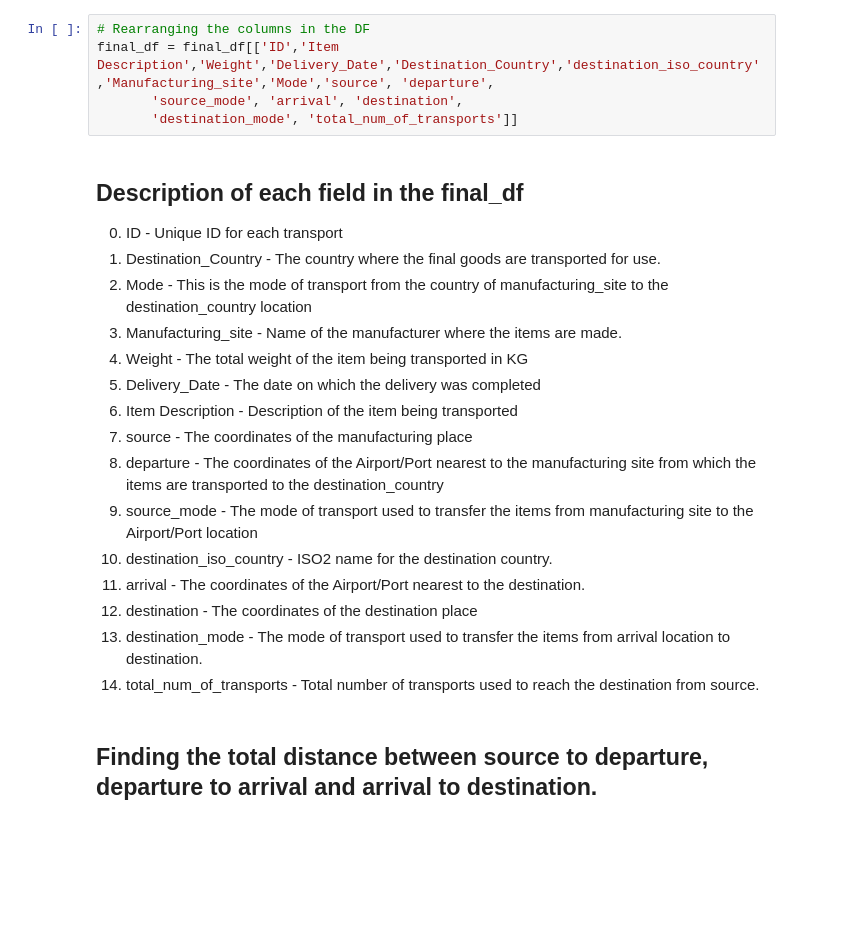
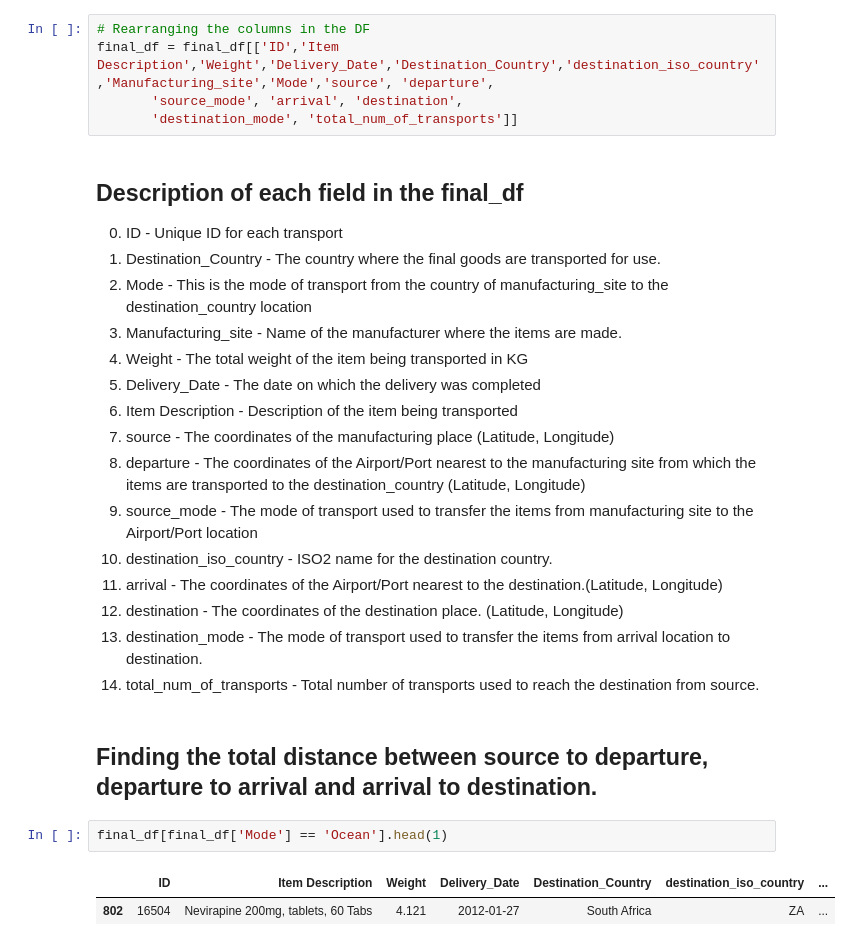
Before and after one commit to nakulBageja/Pharma-Scope-3, a Jupyter notebook: Scope_3.ipynb, the cells around one changed output. Saved outputs shown, nothing was run; the diff lists cells and outputs as text; blank space fills up the shorter version.

```diff
--- a/Scope_3.ipynb
+++ b/Scope_3.ipynb
@@ -483,13 +493,18 @@ final_df = final_df[['ID','Item Description','Weight','Delivery_Date','Destinati
 4. Weight - The total weight of the item being transported in KG
 5. Delivery_Date - The date on which the delivery was completed
 6. Item Description - Description of the item being transported
-7. source - The coordinates of the manufacturing place
-8. departure - The coordinates of the Airport/Port nearest to the manufacturing site from which the items are transported to the destination_country
+7. source - The coordinates of the manufacturing place (Latitude, Longitude)
+8. departure - The coordinates of the Airport/Port nearest to the manufacturing site from which the items are transported to the destination_country (Latitude, Longitude)
 9. source_mode - The mode of transport used to transfer the items from manufacturing site to the Airport/Port location
 10. destination_iso_country - ISO2 name for the destination country.
-11. arrival - The coordinates of the Airport/Port nearest to the destination.
-12. destination - The coordinates of the destination place
+11. arrival - The coordinates of the Airport/Port nearest to the destination.(Latitude, Longitude)
+12. destination - The coordinates of the destination place. (Latitude, Longitude)
 13. destination_mode - The mode of transport used to transfer the items from arrival location to destination.
 14. total_num_of_transports - Total number of transports used to reach the destination from source.
 # %% [markdown]
 ## Finding the total distance between source to departure, departure to arrival and arrival to destination.
+# %%
+final_df[final_df['Mode'] == 'Ocean'].head(1)
+# %% [output]
+|  | ID | Item Description | Weight | Delivery_Date | Destination_Country | destination_iso_country | ... |
+| 802 | 16504 | Nevirapine 200mg, tablets, 60 Tabs | 4.121 | 2012-01-27 | South Africa | ZA | ... |
```
Also changed, not shown: parts of 7 cells of this notebook, 2 other files.
